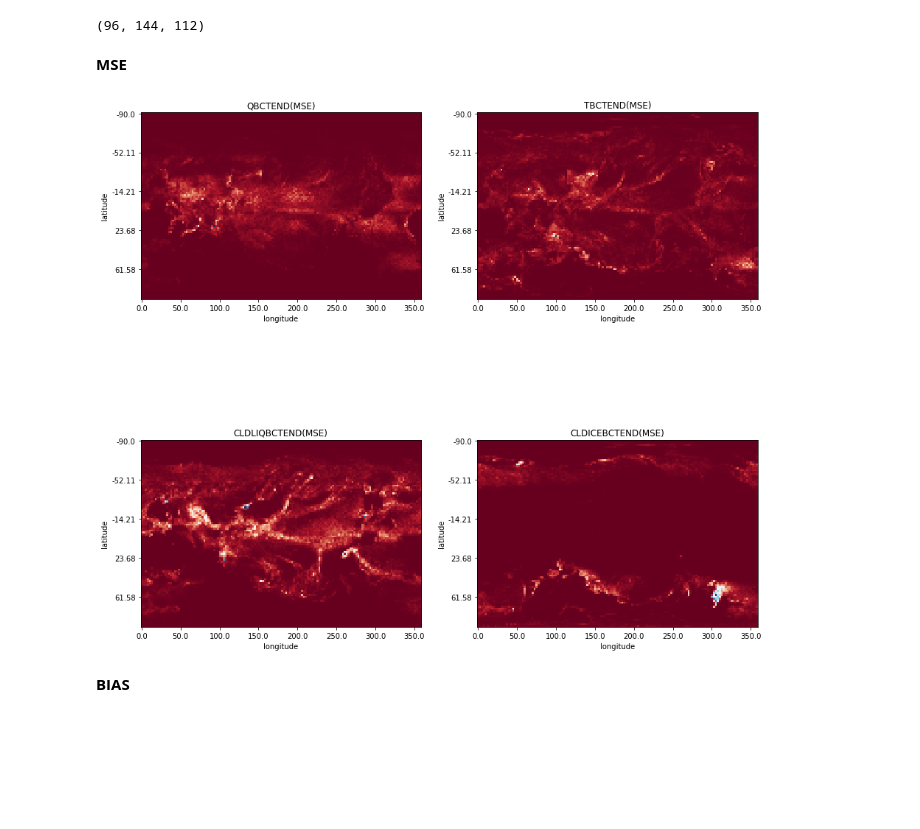
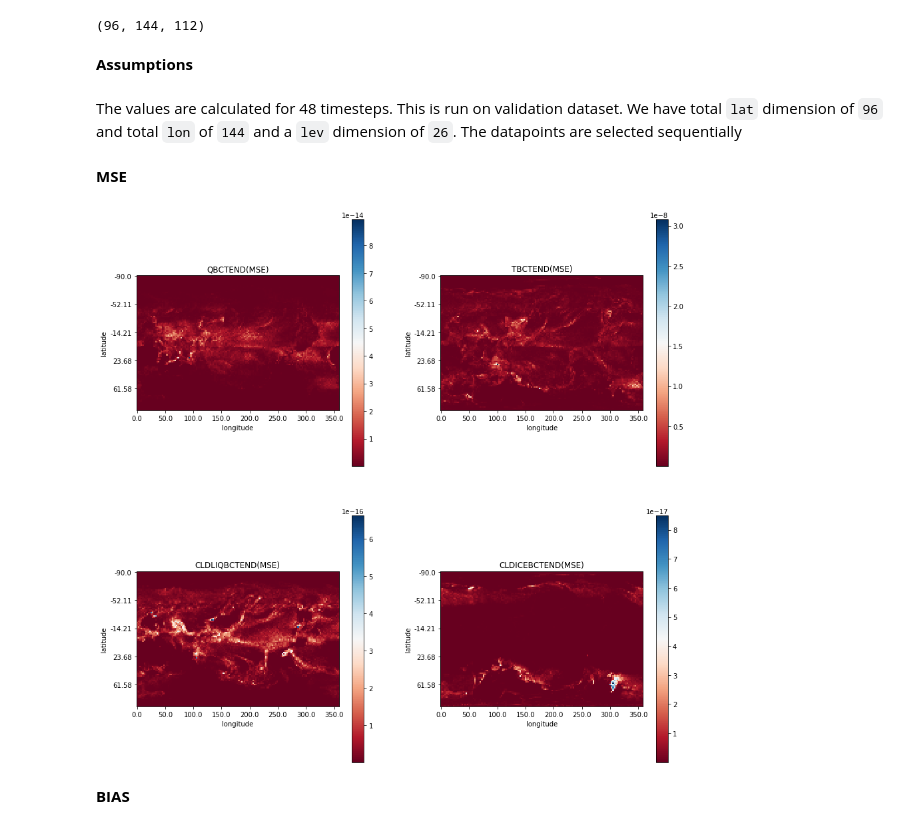
Before and after one commit to ankitesh97/CBRAIN-CAM, a Jupyter notebook: notebooks/ankitesh-devlog/14_real_geography.ipynb, the cells around one changed output. Cells and saved outputs as stored; diff of their text form; code cells hidden in the pictures; blank space fills up the shorter version.

```diff
--- a/notebooks/ankitesh-devlog/14_real_geography.ipynb
+++ b/notebooks/ankitesh-devlog/14_real_geography.ipynb
@@ -260,23 +288,28 @@ mdx.stats['mse'].shape
+# %% [markdown]
+**Assumptions**
+# %% [markdown]
+The values are calculated for 48 timesteps. This is run on validation dataset. We have total `lat` dimension of `96` and total `lon` of `144` and a `lev` dimension of `26`. The datapoints are selected sequentially
 # %% [markdown]
 **MSE**
 # %%
 ilev = 25
 y_ticks = lat.values[np.arange(0,81,20)]
 y_ticks = np.around(y_ticks,decimals=2)
 x_ticks = lon.values[np.arange(0,141,20)]
 f, axarr = plt.subplots(2,2,figsize=(15, 15))
 axarr = axarr.flatten()
 for i,t in enumerate(tendencies):
-    axarr[i].imshow(mdx.stats['mse'][:,:,(i+1)*25],cmap=plt.cm.RdBu)
+    im = axarr[i].imshow(mdx.stats['mse'][:,:,(i+1)*25],cmap=plt.cm.RdBu)
     axarr[i].set_xlabel("longitude")
     axarr[i].set_ylabel("latitude")
     axarr[i].set_title(f"{t}(MSE)")
     axarr[i].set_xticks(np.arange(0,141,20))
+    f.colorbar(im,ax=axarr[i])
     axarr[i].set_xticklabels(x_ticks)
     axarr[i].set_yticks(np.arange(0,81,20))
     axarr[i].set_yticklabels(y_ticks)
 # %% [output]
-[figure, old version]
+[figure, new version]
 # %% [markdown]
 **BIAS**
 # %%
```
Also changed, not shown: parts of 6 cells of this notebook.
